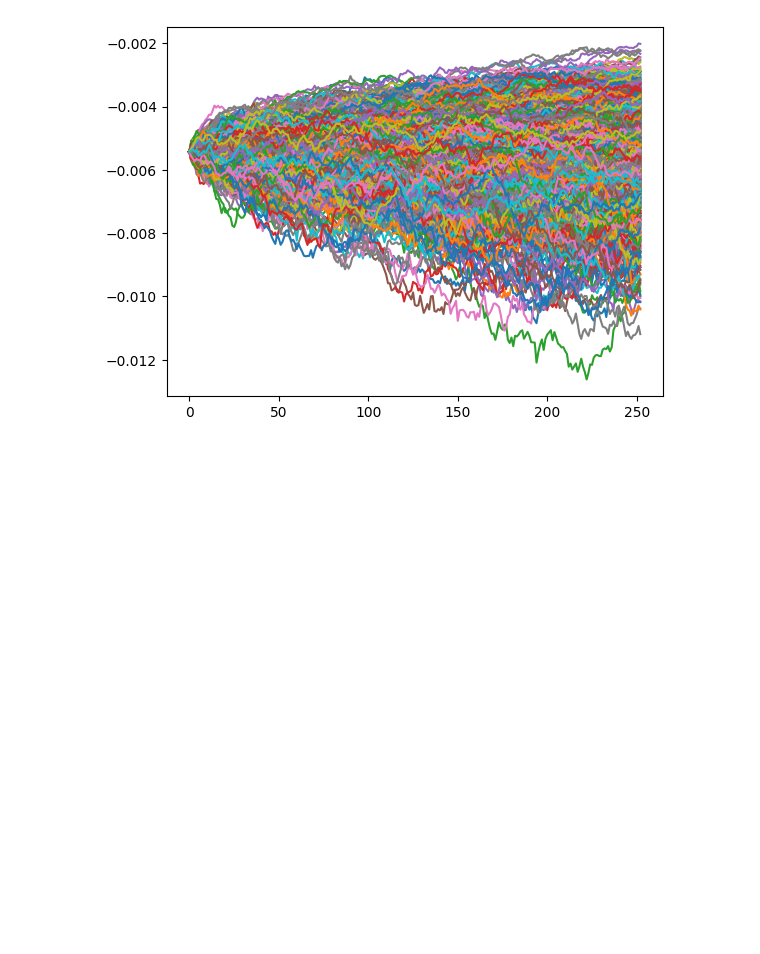
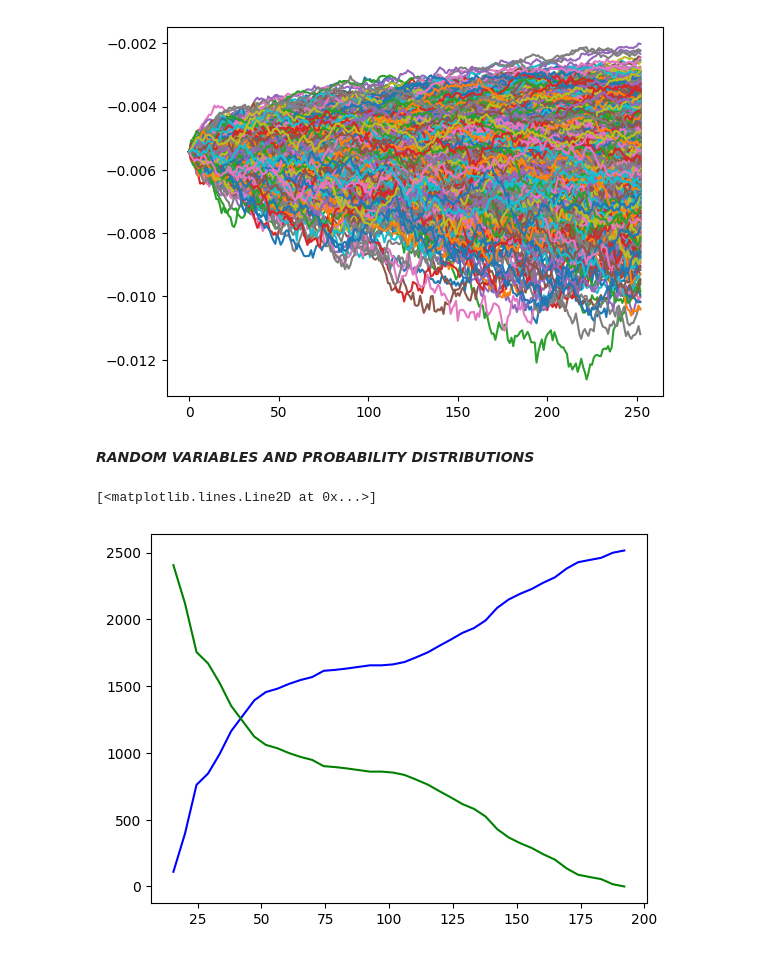
Before and after one commit to prasad14082000/Quant-Time-Series-Forecasting-ML, a Jupyter notebook: BASICS/008_Basic-statistics.ipynb, the cells around one changed output. Drawn from its saved outputs; the diff is of its cells as text; code cells hidden in the pictures; blank space fills up the shorter version.

Commit message:
distributions

```diff
--- a/BASICS/008_Basic-statistics.ipynb
+++ b/BASICS/008_Basic-statistics.ipynb
@@ -232,3 +232,22 @@ for i in range(1000):
 plt.show()
 # %% [output]
 [figure]
+# %% [markdown]
+***RANDOM VARIABLES AND PROBABILITY DISTRIBUTIONS***
+# %%
+#CUMULATIVE DISTRIBUTION
+
+data = df['Close']
+values, base = np.histogram(data, bins = 40)
+
+#evaluate the cumulative
+cumulative = np.cumsum(values)
+
+#plot the cumulative functions
+plt.plot(base[: -1], cumulative, c = 'blue')
+
+#plot the survival function
+plt.plot(base[: -1], len(data) - cumulative, c = 'green')
+# %% [output]
+[<matplotlib.lines.Line2D at 0x...>]
+[figure, added]
```
Also changed, not shown: parts of 21 cells of this notebook.
